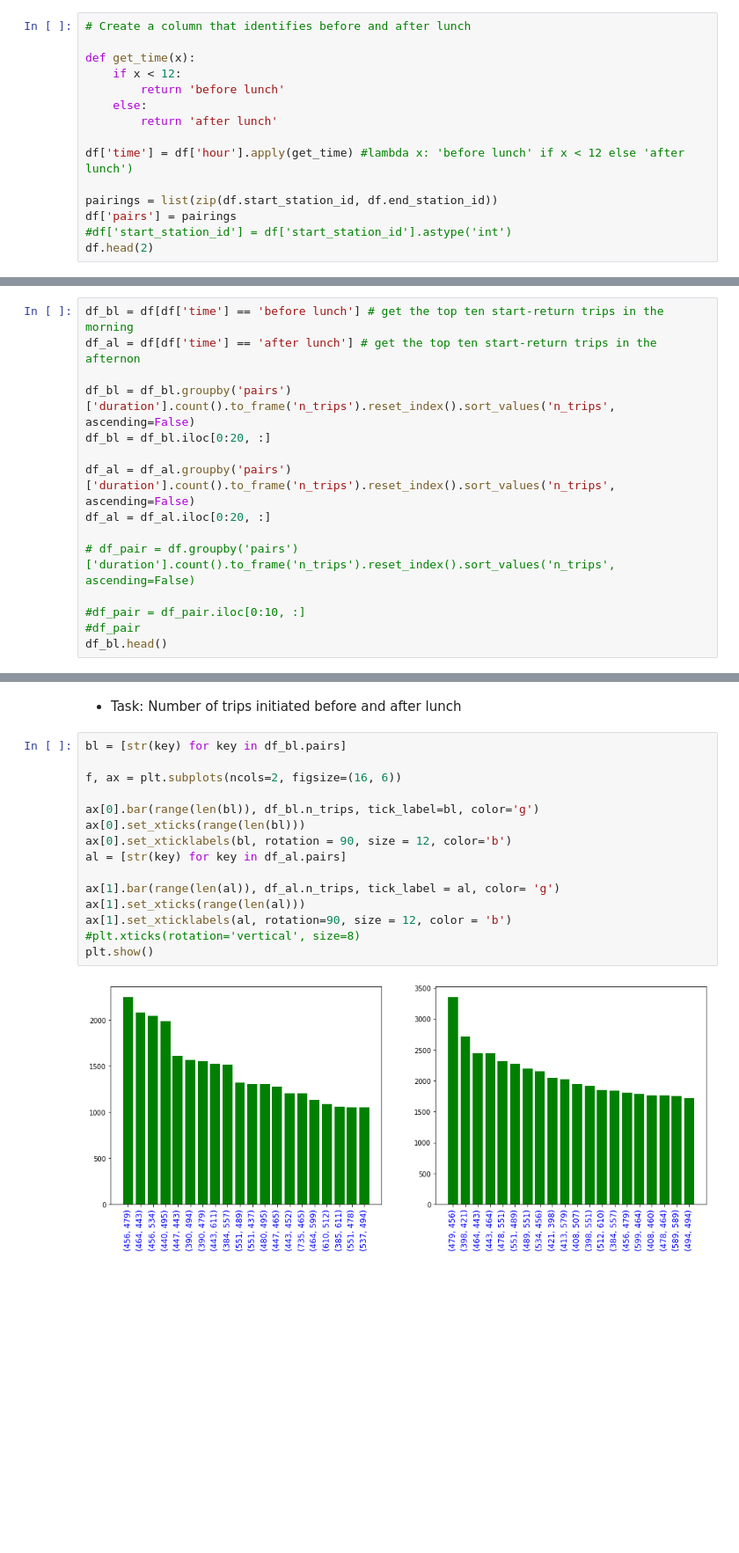
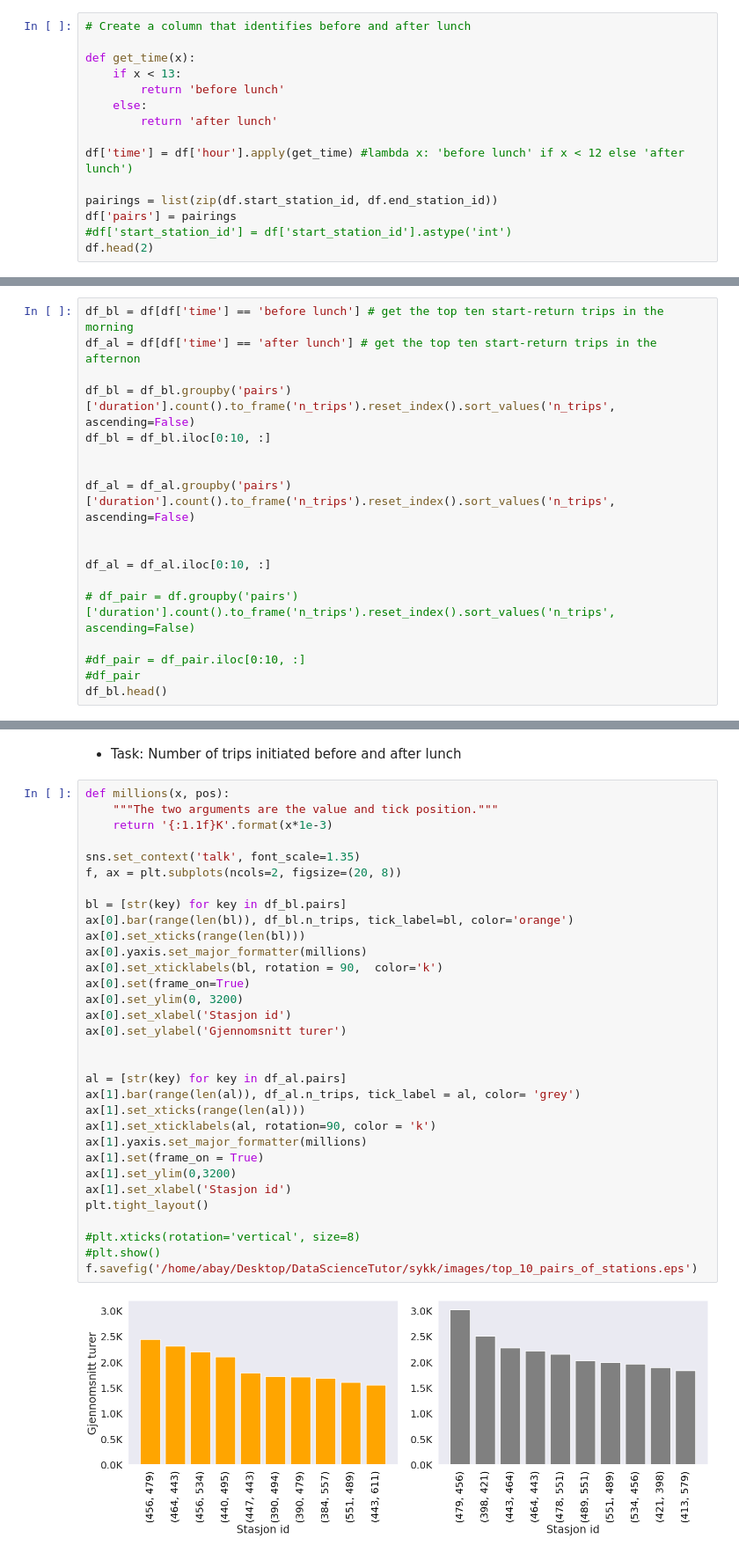
Before and after one commit to Abay32/Oslo-sykkel-analyse, a Jupyter notebook: sykkle_utforskende_analyse.ipynb, the cells around one changed output, grey strips where cells are left out. Shown at 88% size. Drawn from its saved outputs; the diff is of its cells as text; blank space fills up the shorter version.

```diff
--- a/sykkle_utforskende_analyse.ipynb
+++ b/sykkle_utforskende_analyse.ipynb
@@ -243,7 +471,7 @@ for ax in [axt, axt1, axt2]:
 # Create a column that identifies before and after lunch
 
 def get_time(x):
-    if x < 12:
+    if x < 13:
         return 'before lunch'
     else:
         return 'after lunch'
@@ -271,10 +494,13 @@ df_bl = df[df['time'] == 'before lunch'] # get the top ten start-return trips in
 df_al = df[df['time'] == 'after lunch'] # get the top ten start-return trips in the afternon
 
 df_bl = df_bl.groupby('pairs')['duration'].count().to_frame('n_trips').reset_index().sort_values('n_trips', ascending=False)
-df_bl = df_bl.iloc[0:20, :]
+df_bl = df_bl.iloc[0:10, :]
+
 
 df_al = df_al.groupby('pairs')['duration'].count().to_frame('n_trips').reset_index().sort_values('n_trips', ascending=False)
-df_al = df_al.iloc[0:20, :]
+
+
+df_al = df_al.iloc[0:10, :]
 
 # df_pair = df.groupby('pairs')['duration'].count().to_frame('n_trips').reset_index().sort_values('n_trips', ascending=False)
 
@@ -291,19 +517,36 @@ df_bl.head()
 # %% [markdown]
 - Task: Number of trips initiated before and after lunch
 # %%
+def millions(x, pos):
+    """The two arguments are the value and tick position."""
+    return '{:1.1f}K'.format(x*1e-3)
+
+sns.set_context('talk', font_scale=1.35)
+f, ax = plt.subplots(ncols=2, figsize=(20, 8))
+
 bl = [str(key) for key in df_bl.pairs]
+ax[0].bar(range(len(bl)), df_bl.n_trips, tick_label=bl, color='orange')
+ax[0].set_xticks(range(len(bl)))
+ax[0].yaxis.set_major_formatter(millions)
+ax[0].set_xticklabels(bl, rotation = 90,  color='k')
+ax[0].set(frame_on=True)
+ax[0].set_ylim(0, 3200)
+ax[0].set_xlabel('Stasjon id')
+ax[0].set_ylabel('Gjennomsnitt turer')
 
-f, ax = plt.subplots(ncols=2, figsize=(16, 6))
 
-ax[0].bar(range(len(bl)), df_bl.n_trips, tick_label=bl, color='g')
-ax[0].set_xticks(range(len(bl)))
-ax[0].set_xticklabels(bl, rotation = 90, size = 12, color='b')
 al = [str(key) for key in df_al.pairs]
+ax[1].bar(range(len(al)), df_al.n_trips, tick_label = al, color= 'grey')
+ax[1].set_xticks(range(len(al)))
+ax[1].set_xticklabels(al, rotation=90, color = 'k')
+ax[1].yaxis.set_major_formatter(millions)
+ax[1].set(frame_on = True)
+ax[1].set_ylim(0,3200)
+ax[1].set_xlabel('Stasjon id')
+plt.tight_layout()
 
-ax[1].bar(range(len(al)), df_al.n_trips, tick_label = al, color= 'g')
-ax[1].set_xticks(range(len(al)))
-ax[1].set_xticklabels(al, rotation=90, size = 12, color = 'b')
 #plt.xticks(rotation='vertical', size=8)
-plt.show()
+#plt.show()
+f.savefig('/home/abay/Desktop/DataScienceTutor/sykk/images/top_10_pairs_of_stations.eps')
 # %% [output]
-[figure, old version]
+[figure, new version]
```
Also changed, not shown: parts of 48 cells of this notebook, 2 other files.
